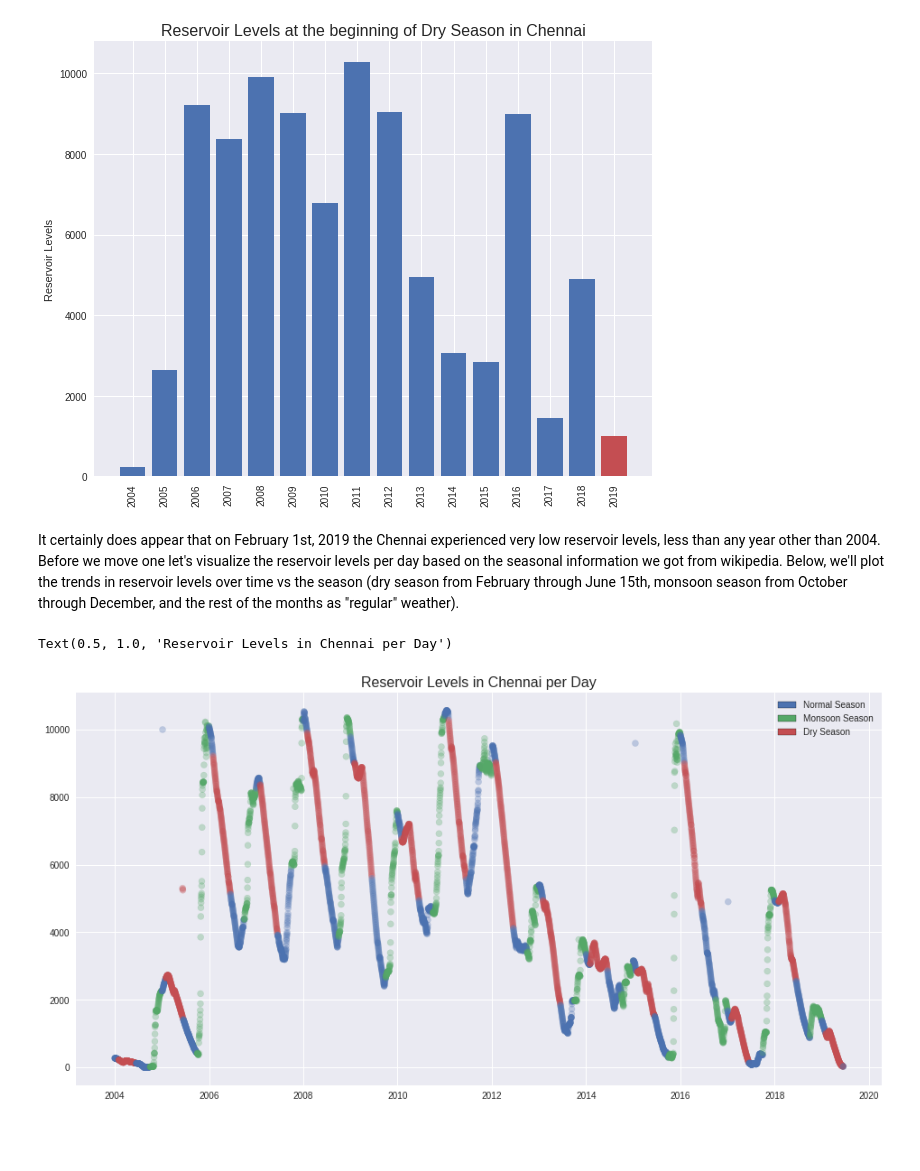
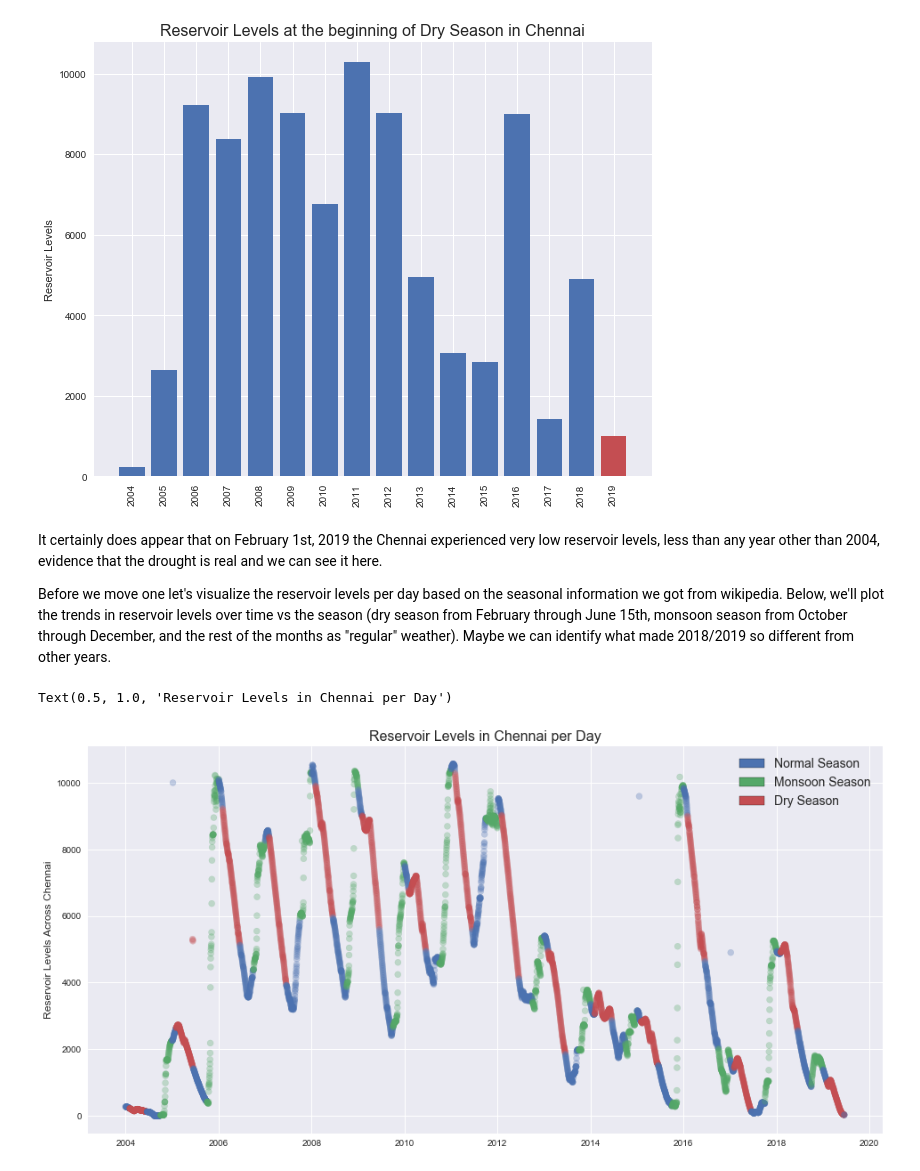
Before and after one commit to marxav0319/Chennai_Water_Management_NB, a Jupyter notebook: Chennai Water Management Exploratory Analysis.ipynb, the cells around one changed output. Saved outputs shown, nothing was run; the diff lists cells and outputs as text; code cells hidden in the pictures; blank space fills up the shorter version.

```diff
--- a/Chennai Water Management Exploratory Analysis.ipynb
+++ b/Chennai Water Management Exploratory Analysis.ipynb
@@ -227,27 +242,32 @@ ax.set_title('Reservoir Levels at the beginning of Dry Season in Chennai', size=
 Text(0.5, 1.0, 'Reservoir Levels at the beginning of Dry Season in Chennai')
 [figure]
 # %% [markdown]
-It certainly does appear that on February 1st, 2019 the Chennai experienced very low reservoir levels, less than any year other than 2004.  Before we move one let's visualize the reservoir levels per day based on the seasonal information we got from wikipedia.  Below, we'll plot the trends in reservoir levels over time vs the season (dry season from February through June 15th, monsoon season from October through December, and the rest of the months as "regular" weather).
+It certainly does appear that on February 1st, 2019 the Chennai experienced very low reservoir levels, less than any year other than 2004, evidence that the drought is real and we can see it here.
+
+Before we move one let's visualize the reservoir levels per day based on the seasonal information we got from wikipedia.  Below, we'll plot the trends in reservoir levels over time vs the season (dry season from February through June 15th, monsoon season from October through December, and the rest of the months as "regular" weather).  Maybe we can identify what made 2018/2019 so different from other years.
 # %%
 def assign_temporal_categories(date):
     """Given a date, determines whether to color for 'Monsoon', 'Dry', or 'Regular' season."""
 
     if date.month in [2, 3, 4, 5] or date.month == 6 and date.day <= 15:
         return colors[2]
     elif date.month in [10, 11, 12]:
         return colors[1]
     else:
         return colors[0]
 
+# Plot the reservoir levels per day summed across all 4 reservoirs
 c = reservoir_levels['Date'].apply(assign_temporal_categories, colors)
 chennai_reservoirs = reservoir_levels.iloc[:, 1:].sum(axis=1)
+
 plt.figure(figsize=(16, 8))
 plt.scatter(reservoir_levels['Date'], chennai_reservoirs, color=c, alpha=0.3)
+plt.ylabel('Reservoir Levels Across Chennai', size=12)
 legend_labels = {'Normal Season':colors[0], 'Monsoon Season':colors[1], 'Dry Season':colors[2]}
 leg_el = [mpatches.Patch(facecolor=value, edgecolor='k', label=key) for key, value in legend_labels.items()]
-plt.legend(handles=leg_el)
+plt.legend(handles=leg_el, prop={'size':14})
 plt.title('Reservoir Levels in Chennai per Day', size=16)
 # %% [output]
 Text(0.5, 1.0, 'Reservoir Levels in Chennai per Day')
-[figure, old version]
+[figure, new version]
 # %% [markdown]
```
Also changed, not shown: parts of 25 cells of this notebook.
